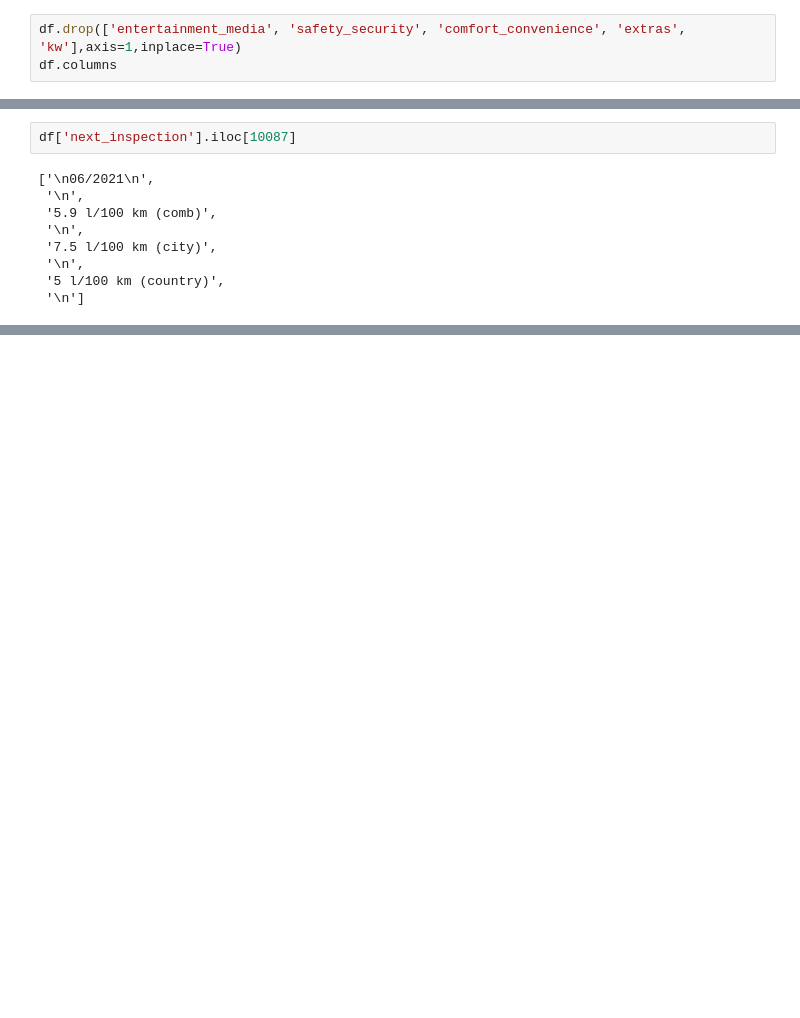
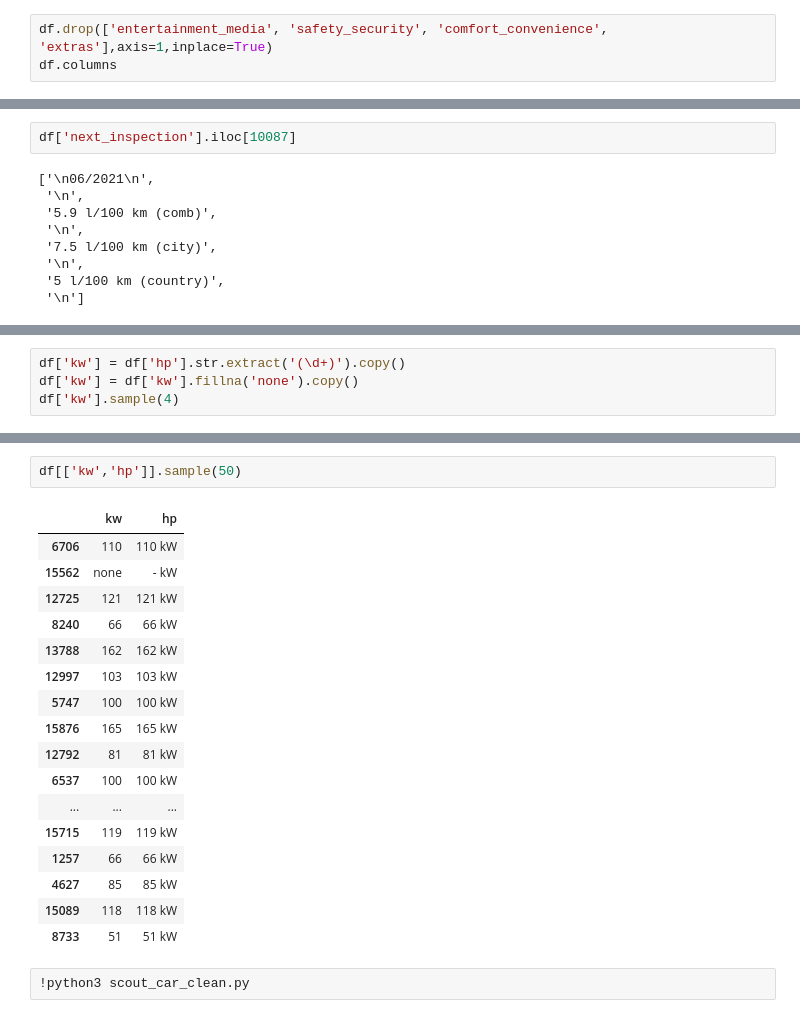
Before and after one commit to yuchild/magnimind_hw, a Jupyter notebook: scout_car_project.ipynb, the cells around one changed output, grey strips where cells are left out. Saved outputs shown, nothing was run; the diff lists cells and outputs as text; blank space fills up the shorter version.

```diff
--- a/scout_car_project.ipynb
+++ b/scout_car_project.ipynb
@@ -80,7 +80,7 @@ Index(['url', 'make_model', 'short_description', 'body_type', 'price', 'vat',
        'last_timing_belt_service_date', 'available_from'],
       dtype='object')
 # %%
-df.drop(['entertainment_media', 'safety_security', 'comfort_convenience', 'extras', 'kw'],axis=1,inplace=True)
+df.drop(['entertainment_media', 'safety_security', 'comfort_convenience', 'extras'],axis=1,inplace=True)
 df.columns
 # %% [output]
 Index(['url', 'make_model', 'short_description', 'body_type', 'price', 'vat',
@@ -320,0 +342,4 @@ Name: inspection_new, dtype: object
+# %%
+df['kw'] = df['hp'].str.extract('(\d+)').copy()
+df['kw'] = df['kw'].fillna('none').copy()
+df['kw'].sample(4)
@@ -320,0 +360,22 @@ Name: inspection_new, dtype: object
+# %%
+df[['kw','hp']].sample(50)
+# %% [output]
+|  | kw | hp |
+| 6706 | 110 | 110 kW |
+| 15562 | none | - kW |
+| 12725 | 121 | 121 kW |
+| 8240 | 66 | 66 kW |
+| 13788 | 162 | 162 kW |
+| 12997 | 103 | 103 kW |
+| 5747 | 100 | 100 kW |
+| 15876 | 165 | 165 kW |
+| 12792 | 81 | 81 kW |
+| 6537 | 100 | 100 kW |
+| ... | ... | ... |
+| 15715 | 119 | 119 kW |
+| 1257 | 66 | 66 kW |
+| 4627 | 85 | 85 kW |
+| 15089 | 118 | 118 kW |
+| 8733 | 51 | 51 kW |
+# %%
+!python3 scout_car_clean.py
```
Also changed, not shown: parts of 6 cells of this notebook, 2 other files.
